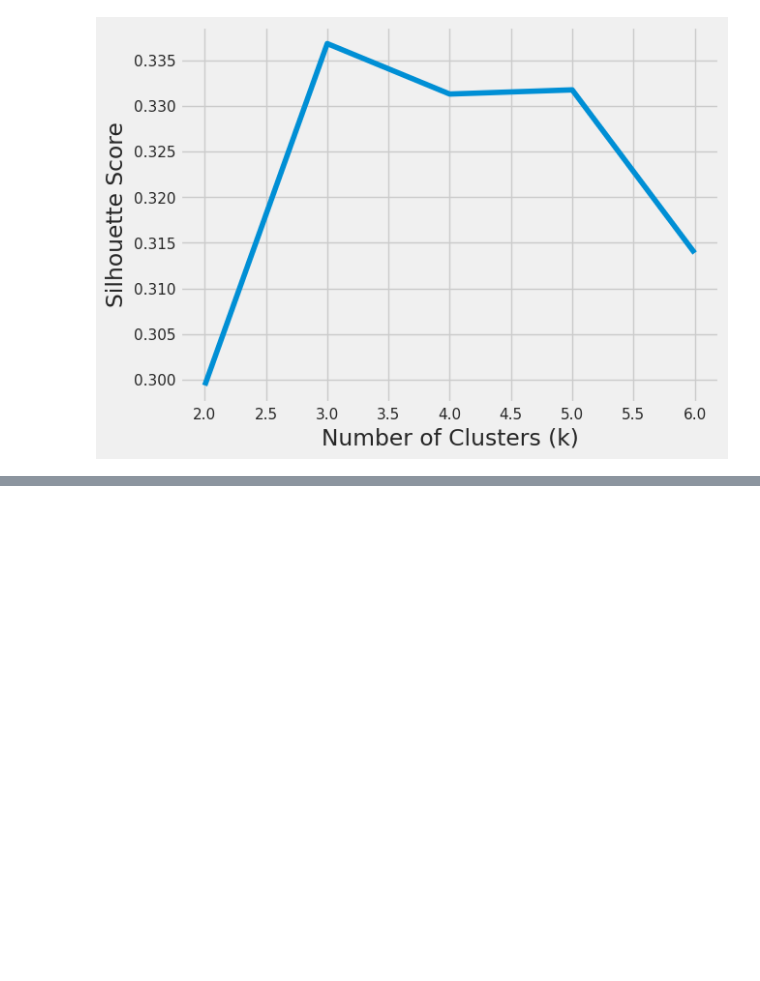
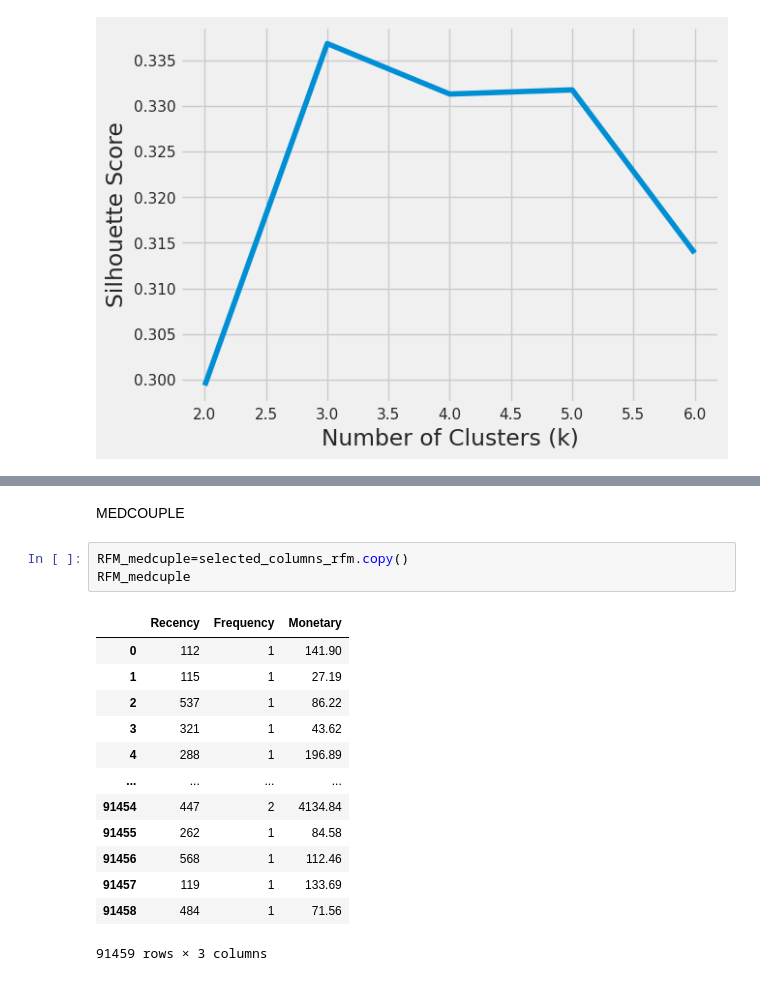
Before and after one commit to Pablocodes1993/finalproject, a Jupyter notebook: RFM_ANALYSIS.ipynb, the cells around one changed output, grey strips where cells are left out. Cells and saved outputs as stored; diff of their text form; blank space fills up the shorter version.

```diff
--- a/RFM_ANALYSIS.ipynb
+++ b/RFM_ANALYSIS.ipynb
@@ -708,0 +749,19 @@ For n_clusters = 6 The average silhouette_score is : 0.31388374776276
+# %% [markdown]
+MEDCOUPLE
+# %%
+RFM_medcuple=selected_columns_rfm.copy()
+RFM_medcuple
+# %% [output]
+|  | Recency | Frequency | Monetary |
+| 0 | 112 | 1 | 141.90 |
+| 1 | 115 | 1 | 27.19 |
+| 2 | 537 | 1 | 86.22 |
+| 3 | 321 | 1 | 43.62 |
+| 4 | 288 | 1 | 196.89 |
+| ... | ... | ... | ... |
+| 91454 | 447 | 2 | 4134.84 |
+| 91455 | 262 | 1 | 84.58 |
+| 91456 | 568 | 1 | 112.46 |
+| 91457 | 119 | 1 | 133.69 |
+| 91458 | 484 | 1 | 71.56 |
+91459 rows × 3 columns
```
Also changed, not shown: parts of 8 cells of this notebook.
